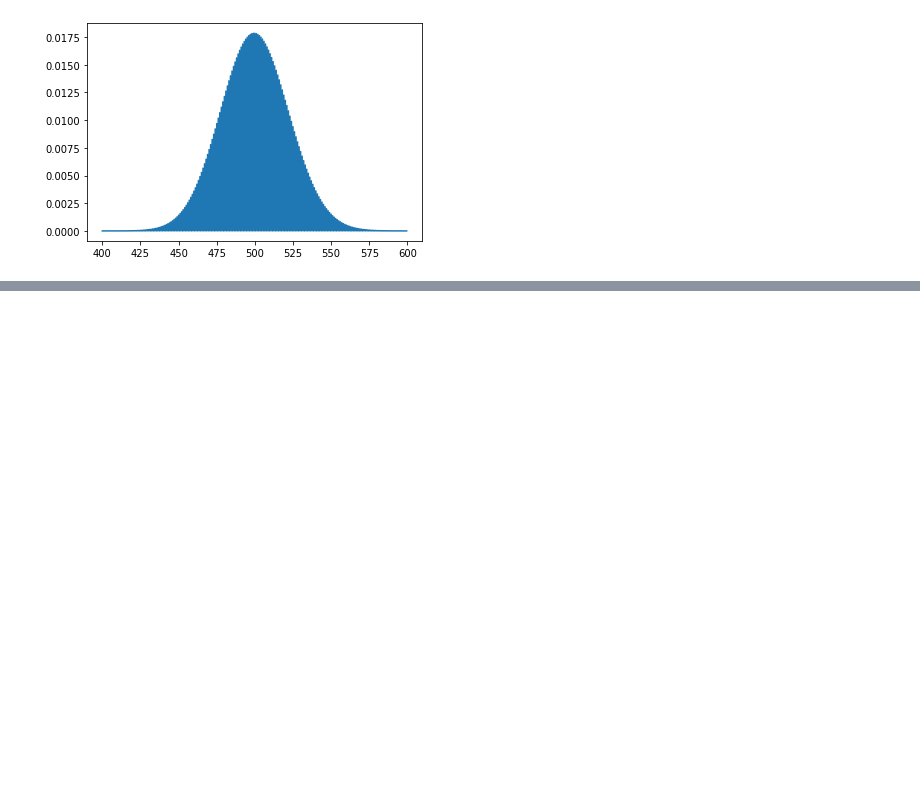
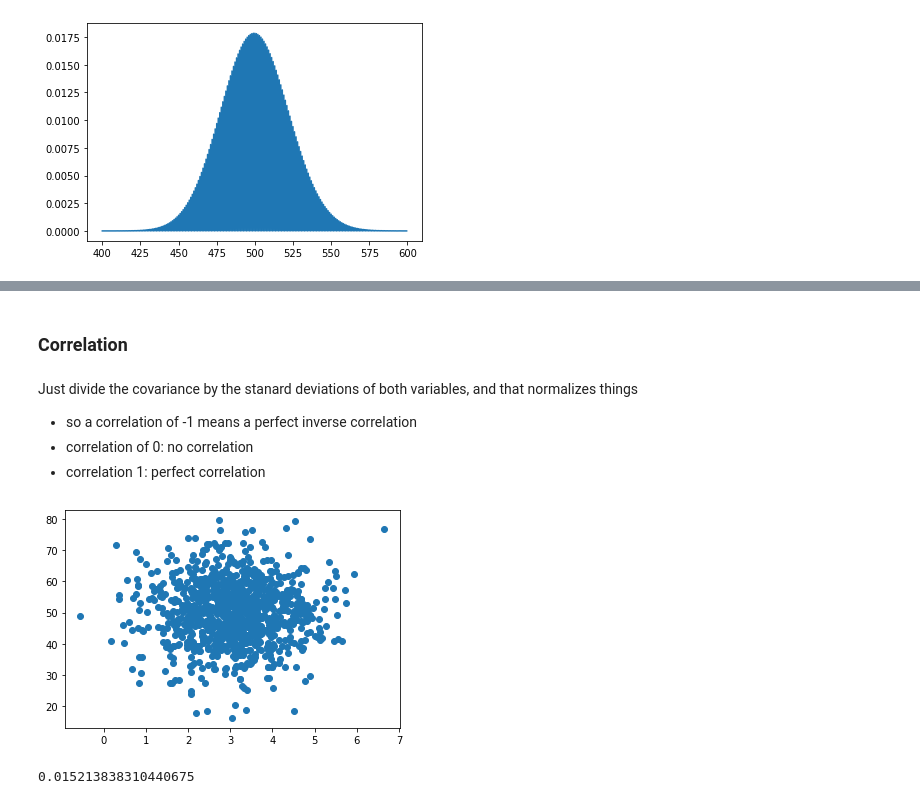
Before and after one commit to weronikazak/ML-Projects, a Jupyter notebook: InterviewNotes/1_Statics_Probability.ipynb, the cells around one changed output, grey strips where cells are left out. Cells and saved outputs as stored; diff of their text form; code cells hidden in the pictures; blank space fills up the shorter version.

```diff
--- a/InterviewNotes/1_Statics_Probability.ipynb
+++ b/InterviewNotes/1_Statics_Probability.ipynb
@@ -139,0 +200,7 @@ plt.show()
+# %% [markdown]
+### Correlation
+# %% [markdown]
+Just divide the covariance by the stanard deviations of both variables, and that normalizes things
+- so a correlation of -1 means a perfect inverse correlation
+- correlation of 0: no correlation
+- correlation 1: perfect correlation
@@ -139,0 +215,12 @@ plt.show()
+# %%
+pageSpeed = np.random.normal(3.0, 1.0, 1000)
+purchaseAmount = np.random.normal(50.0, 10.0, 1000)
+
+plt.scatter(pageSpeed, purchaseAmount)
+plt.show()
+# %% [output]
+[figure, added]
+# %%
+covariance(pageSpeed, purchaseAmount)
+# %% [output]
+0.015213838310440675
```
Also changed, not shown: parts of 49 cells of this notebook.
